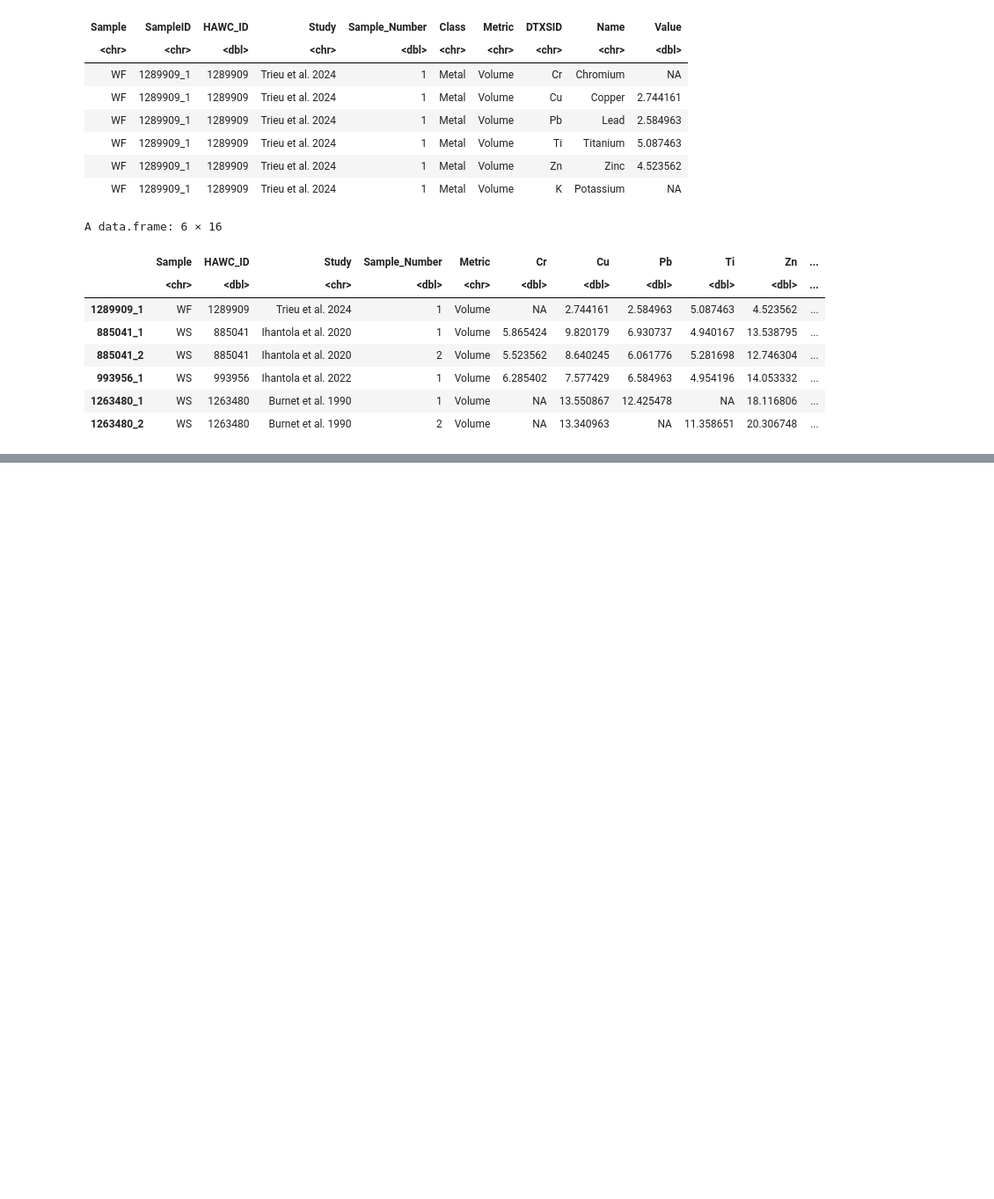
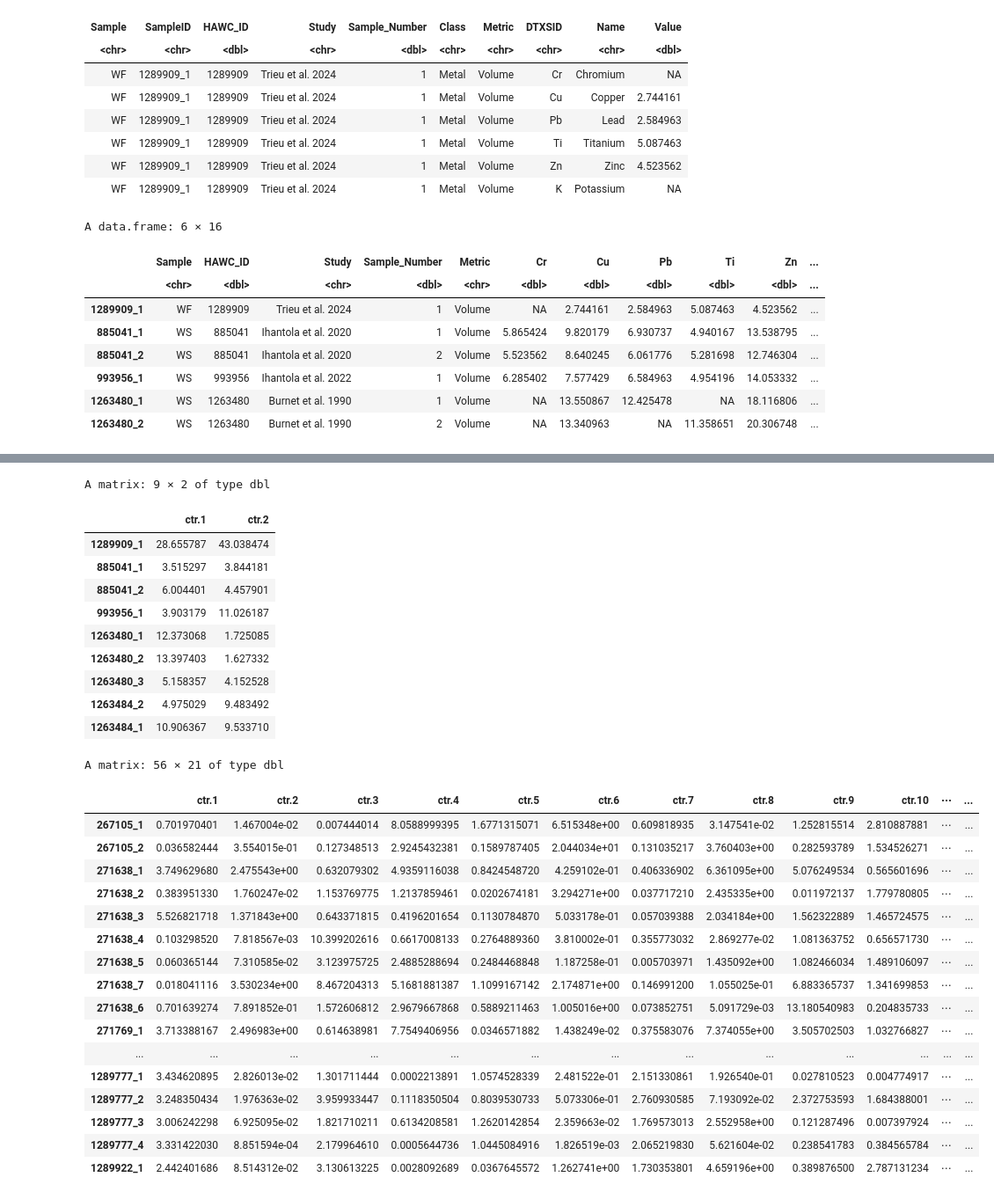
Before and after one commit to UNC-CEMALB/P1015.-Wildfire_Suffcient_Similiarity, a Jupyter notebook: 2. Cluster Analysis/NIPALS.ipynb, the cells around one changed output, grey strips where cells are left out. Shown at 88% size. Saved outputs shown, nothing was run; the diff lists cells and outputs as text; code cells hidden in the pictures; blank space fills up the shorter version.

```diff
--- a/2. Cluster Analysis/NIPALS.ipynb
+++ b/2. Cluster Analysis/NIPALS.ipynb
@@ -170,0 +268,33 @@ A matrix: 8 × 3 of type dbl
+# %%
+vol_nipals$contrib
+weight_nipals$contrib
+# %% [output]
+A matrix: 9 × 2 of type dbl
+|  | ctr.1 | ctr.2 |
+| 1289909_1 | 28.655787 | 43.038474 |
+| 885041_1 | 3.515297 | 3.844181 |
+| 885041_2 | 6.004401 | 4.457901 |
+| 993956_1 | 3.903179 | 11.026187 |
+| 1263480_1 | 12.373068 | 1.725085 |
+| 1263480_2 | 13.397403 | 1.627332 |
+| 1263480_3 | 5.158357 | 4.152528 |
+| 1263484_2 | 4.975029 | 9.483492 |
+| 1263484_1 | 10.906367 | 9.533710 |
+A matrix: 56 × 21 of type dbl
+|  | ctr.1 | ctr.2 | ctr.3 | ctr.4 | ctr.5 | ctr.6 | ctr.7 | ctr.8 | ctr.9 | ctr.10 | ⋯ | ... |
+| 267105_1 | 0.701970401 | 1.467004e-02 | 0.007444014 | 8.0588999395 | 1.6771315071 | 6.515348e+00 | 0.609818935 | 3.147541e-02 | 1.252815514 | 2.810887881 | ⋯ | ... |
+| 267105_2 | 0.036582444 | 3.554015e-01 | 0.127348513 | 2.9245432381 | 0.1589787405 | 2.044034e+01 | 0.131035217 | 3.760403e+00 | 0.282593789 | 1.534526271 | ⋯ | ... |
+| 271638_1 | 3.749629680 | 2.475543e+00 | 0.632079302 | 4.9359116038 | 0.8424548720 | 4.259102e-01 | 0.406336902 | 6.361095e+00 | 5.076249534 | 0.565601696 | ⋯ | ... |
+| 271638_2 | 0.383951330 | 1.760247e-02 | 1.153769775 | 1.2137859461 | 0.0202674181 | 3.294271e+00 | 0.037717210 | 2.435335e+00 | 0.011972137 | 1.779780805 | ⋯ | ... |
+| 271638_3 | 5.526821718 | 1.371843e+00 | 0.643371815 | 0.4196201654 | 0.1130784870 | 5.033178e-01 | 0.057039388 | 2.034184e+00 | 1.562322889 | 1.465724575 | ⋯ | ... |
+| 271638_4 | 0.103298520 | 7.818567e-03 | 10.399202616 | 0.6617008133 | 0.2764889360 | 3.810002e-01 | 0.355773032 | 2.869277e-02 | 1.081363752 | 0.656571730 | ⋯ | ... |
+| 271638_5 | 0.060365144 | 7.310585e-02 | 3.123975725 | 2.4885288694 | 0.2484468848 | 1.187258e-01 | 0.005703971 | 1.435092e+00 | 1.082466034 | 1.489106097 | ⋯ | ... |
+| 271638_7 | 0.018041116 | 3.530234e+00 | 8.467204313 | 5.1681881387 | 1.1099167142 | 2.174871e+00 | 0.146991200 | 1.055025e-01 | 6.883365737 | 1.341699853 | ⋯ | ... |
+| 271638_6 | 0.701639274 | 7.891852e-01 | 1.572606812 | 2.9679667868 | 0.5889211463 | 1.005016e+00 | 0.073852751 | 5.091729e-03 | 13.180540983 | 0.204835733 | ⋯ | ... |
+| 271769_1 | 3.713388167 | 2.496983e+00 | 0.614638981 | 7.7549406956 | 0.0346571882 | 1.438249e-02 | 0.375583076 | 7.374055e+00 | 3.505702503 | 1.032766827 | ⋯ | ... |
+| ... | ... | ... | ... | ... | ... | ... | ... | ... | ... | ... | ... | ... |
+| 1289777_1 | 3.434620895 | 2.826013e-02 | 1.301711444 | 0.0002213891 | 1.0574528339 | 2.481522e-01 | 2.151330861 | 1.926540e-01 | 0.027810523 | 0.004774917 | ⋯ | ... |
+| 1289777_2 | 3.248350434 | 1.976363e-02 | 3.959933447 | 0.1118350504 | 0.8039530733 | 5.073306e-01 | 2.760930585 | 7.193092e-02 | 2.372753593 | 1.684388001 | ⋯ | ... |
+| 1289777_3 | 3.006242298 | 6.925095e-02 | 1.821710211 | 0.6134208581 | 1.2620142854 | 2.359663e-02 | 1.769573013 | 2.552958e+00 | 0.121287496 | 0.007397924 | ⋯ | ... |
+| 1289777_4 | 3.331422030 | 8.851594e-04 | 2.179964610 | 0.0005644736 | 1.0445084916 | 1.826519e-03 | 2.065219830 | 5.621604e-02 | 0.238541783 | 0.384565784 | ⋯ | ... |
+| 1289922_1 | 2.442401686 | 8.514312e-02 | 3.130613225 | 0.0028092689 | 0.0367645572 | 1.262741e+00 | 1.730353801 | 4.659196e+00 | 0.389876500 | 2.787131234 | ⋯ | ... |
```
Also changed, not shown: parts of 13 cells of this notebook.
